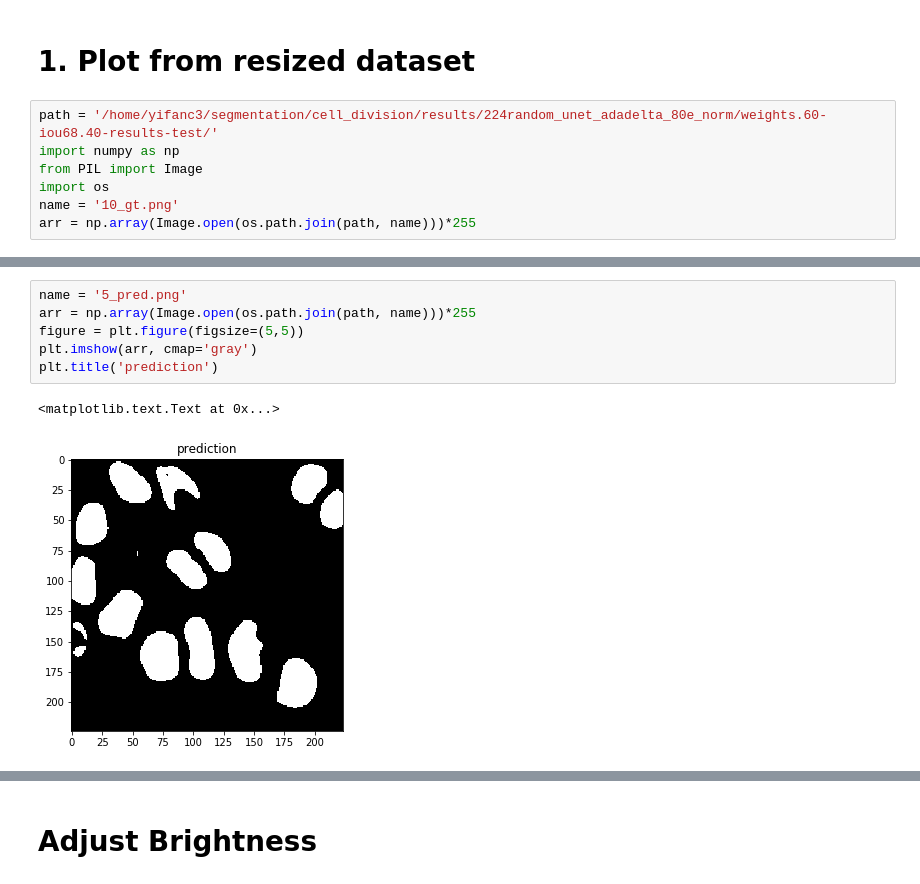
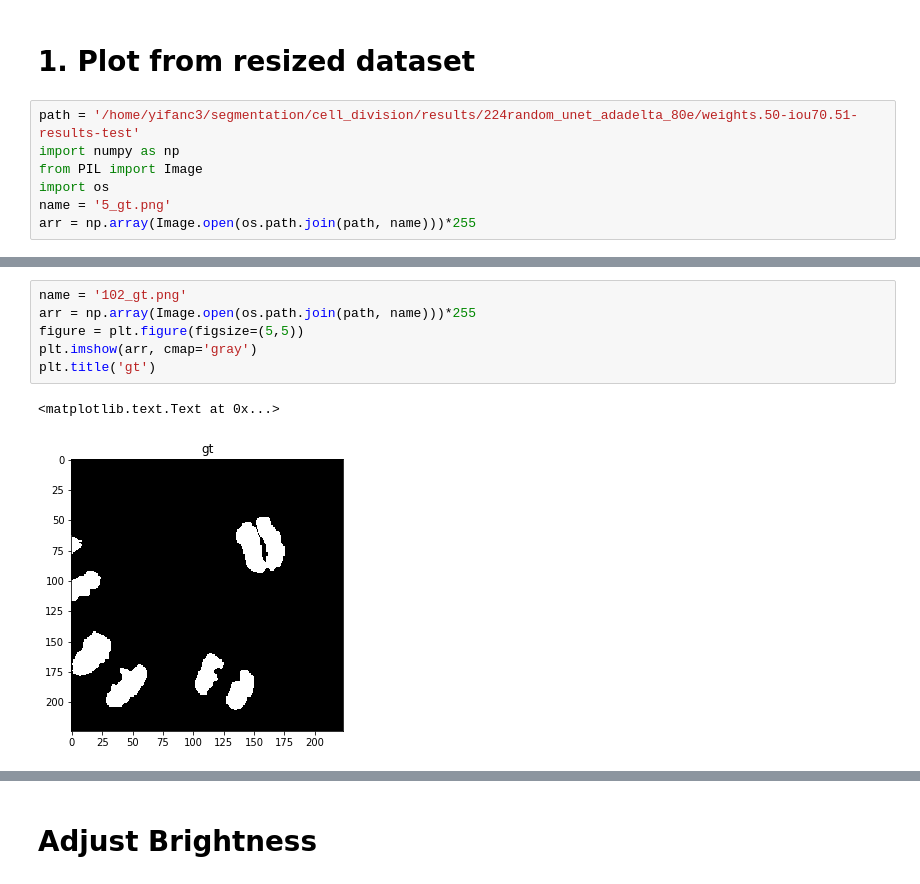
Before and after one commit to Chen-Yifan/cell_division, a Jupyter notebook: notebooks/vis_data.ipynb, the cells around one changed output, grey strips where cells are left out. Saved outputs shown, nothing was run; the diff lists cells and outputs as text.

```diff
--- a/notebooks/vis_data.ipynb
+++ b/notebooks/vis_data.ipynb
@@ -1,11 +1,11 @@
 # %% [markdown]
 # 1. Plot from resized dataset
 # %%
-path = '/home/yifanc3/segmentation/cell_division/results/224random_unet_adadelta_80e_norm/weights.60-iou68.40-results-test/'
+path = '/home/yifanc3/segmentation/cell_division/results/224random_unet_adadelta_80e/weights.50-iou70.51-results-test'
 import numpy as np
 from PIL import Image
 import os
-name = '10_gt.png'
+name = '5_gt.png'
 arr = np.array(Image.open(os.path.join(path, name)))*255
 # %%
 print(arr.shape)
@@ -26,12 +36,12 @@ plt.title('prediction')
 # %%
-name = '5_pred.png'
+name = '102_gt.png'
 arr = np.array(Image.open(os.path.join(path, name)))*255
 figure = plt.figure(figsize=(5,5))
 plt.imshow(arr, cmap='gray')
-plt.title('prediction')
+plt.title('gt')
 # %% [output]
 <matplotlib.text.Text at 0x...>
-[figure, old version]
+[figure, new version]
 # %%
 path = '/home/yifanc3/segmentation/cell_division/results/40epochweights.36-0.06-0.76-iou75.67-results_val/1_gt.npy'
 arr = np.load(path)
```
Also changed, not shown: parts of 4 cells of this notebook, 11 other files.
